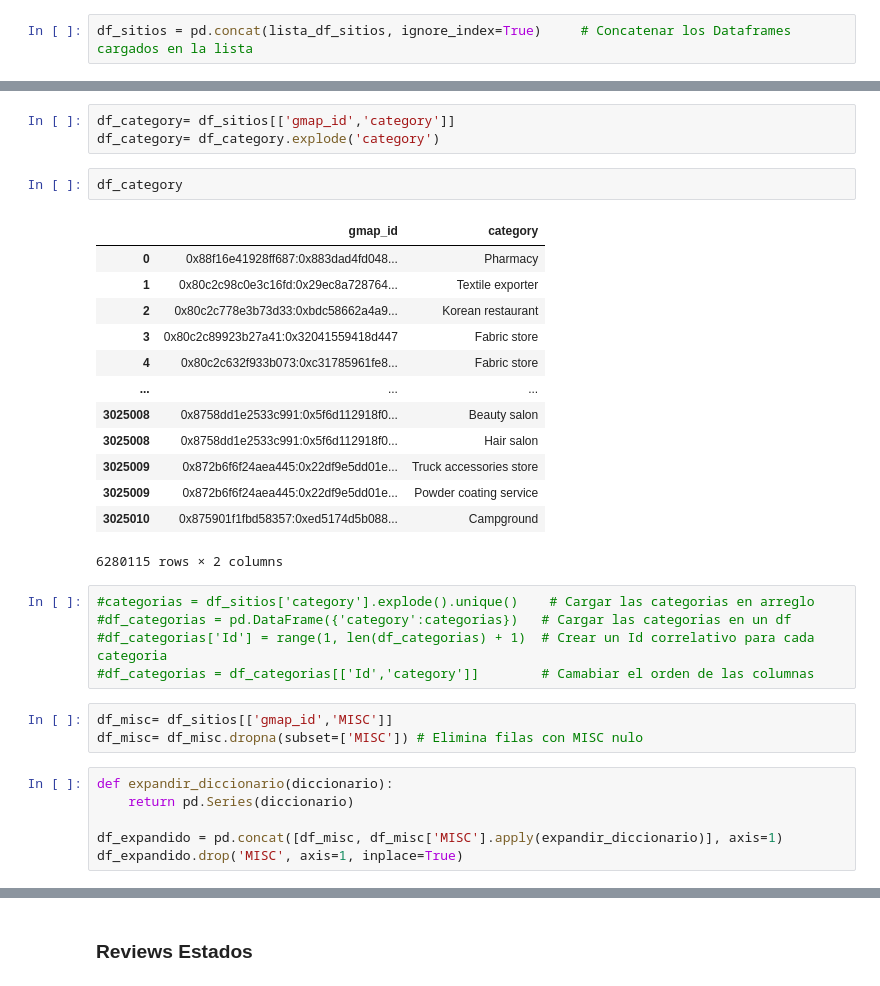
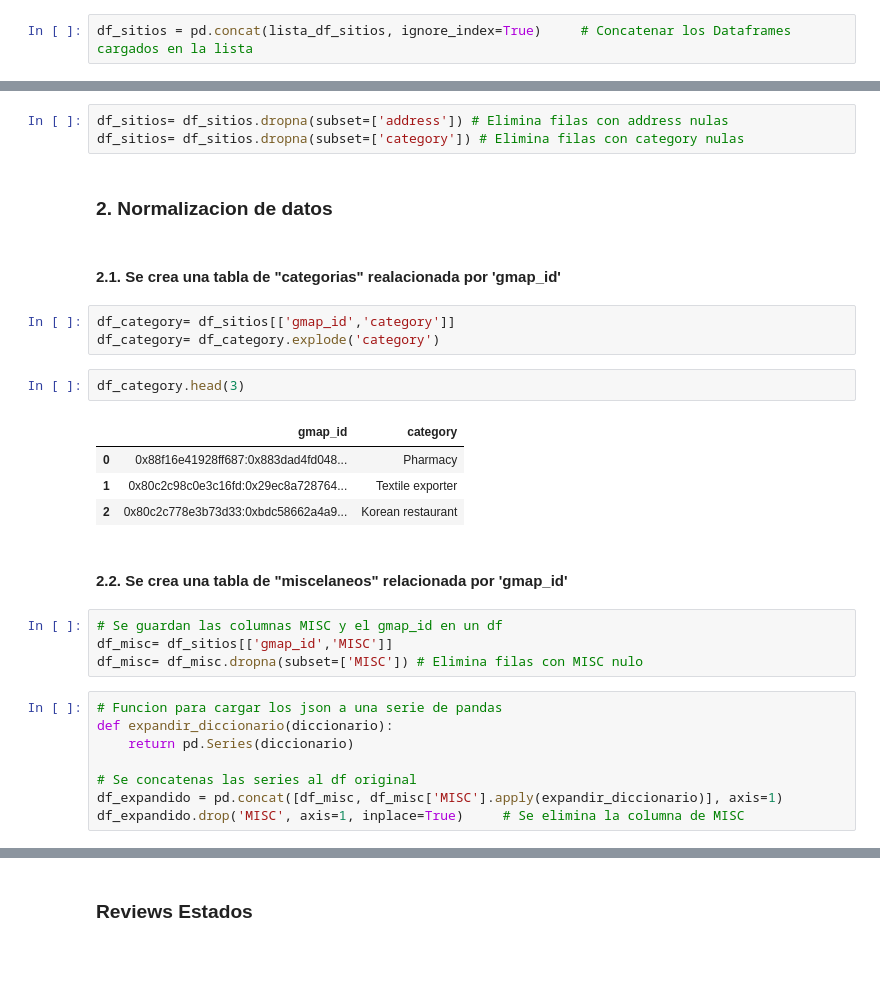
Before and after one commit to Joaqrz/Proyecto_Final_Yelp, a Jupyter notebook: ETL-sitios_GMaps.ipynb, the cells around one changed output, grey strips where cells are left out. Drawn from its saved outputs; the diff is of its cells as text; blank space fills up the shorter version.

```diff
--- a/ETL-sitios_GMaps.ipynb
+++ b/ETL-sitios_GMaps.ipynb
@@ -62,38 +55,36 @@ state                746455
 relative_results     295058
 url                       0
 dtype: int64
+# %%
+df_sitios= df_sitios.dropna(subset=['address']) # Elimina filas con address nulas
+df_sitios= df_sitios.dropna(subset=['category']) # Elimina filas con category nulas
+# %% [markdown]
+### **2. Normalizacion de datos**
+# %% [markdown]
+#### 2.1. Se crea una tabla de "categorias" realacionada por 'gmap_id'
 # %%
 df_category= df_sitios[['gmap_id','category']]
 df_category= df_category.explode('category')
 # %%
-df_category
+df_category.head(3)
 # %% [output]
 |  | gmap_id | category |
 | 0 | 0x88f16e41928ff687:0x883dad4fd048... | Pharmacy |
 | 1 | 0x80c2c98c0e3c16fd:0x29ec8a728764... | Textile exporter |
 | 2 | 0x80c2c778e3b73d33:0xbdc58662a4a9... | Korean restaurant |
-| 3 | 0x80c2c89923b27a41:0x32041559418d447 | Fabric store |
-| 4 | 0x80c2c632f933b073:0xc31785961fe8... | Fabric store |
-| ... | ... | ... |
-| 3025008 | 0x8758dd1e2533c991:0x5f6d112918f0... | Beauty salon |
-| 3025008 | 0x8758dd1e2533c991:0x5f6d112918f0... | Hair salon |
-| 3025009 | 0x872b6f6f24aea445:0x22df9e5dd01e... | Truck accessories store |
-| 3025009 | 0x872b6f6f24aea445:0x22df9e5dd01e... | Powder coating service |
-| 3025010 | 0x875901f1fbd58357:0xed5174d5b088... | Campground |
-6280115 rows × 2 columns
-# %%
-#categorias = df_sitios['category'].explode().unique()    # Cargar las categorias en arreglo
-#df_categorias = pd.DataFrame({'category':categorias})   # Cargar las categorias en un df
-#df_categorias['Id'] = range(1, len(df_categorias) + 1)  # Crear un Id correlativo para cada categoria
-#df_categorias = df_categorias[['Id','category']]        # Camabiar el orden de las columnas
+# %% [markdown]
+#### 2.2. Se crea una tabla de "miscelaneos" relacionada por 'gmap_id'
 # %%
+# Se guardan las columnas MISC y el gmap_id en un df
 df_misc= df_sitios[['gmap_id','MISC']]
 df_misc= df_misc.dropna(subset=['MISC']) # Elimina filas con MISC nulo
 # %%
+# Funcion para cargar los json a una serie de pandas
 def expandir_diccionario(diccionario):
     return pd.Series(diccionario)
 
+# Se concatenas las series al df original
 df_expandido = pd.concat([df_misc, df_misc['MISC'].apply(expandir_diccionario)], axis=1)
-df_expandido.drop('MISC', axis=1, inplace=True)
+df_expandido.drop('MISC', axis=1, inplace=True)     # Se elimina la columna de MISC
 # %%
 df_misc= df_expandido
```
Also changed, not shown: parts of 38 cells of this notebook.
